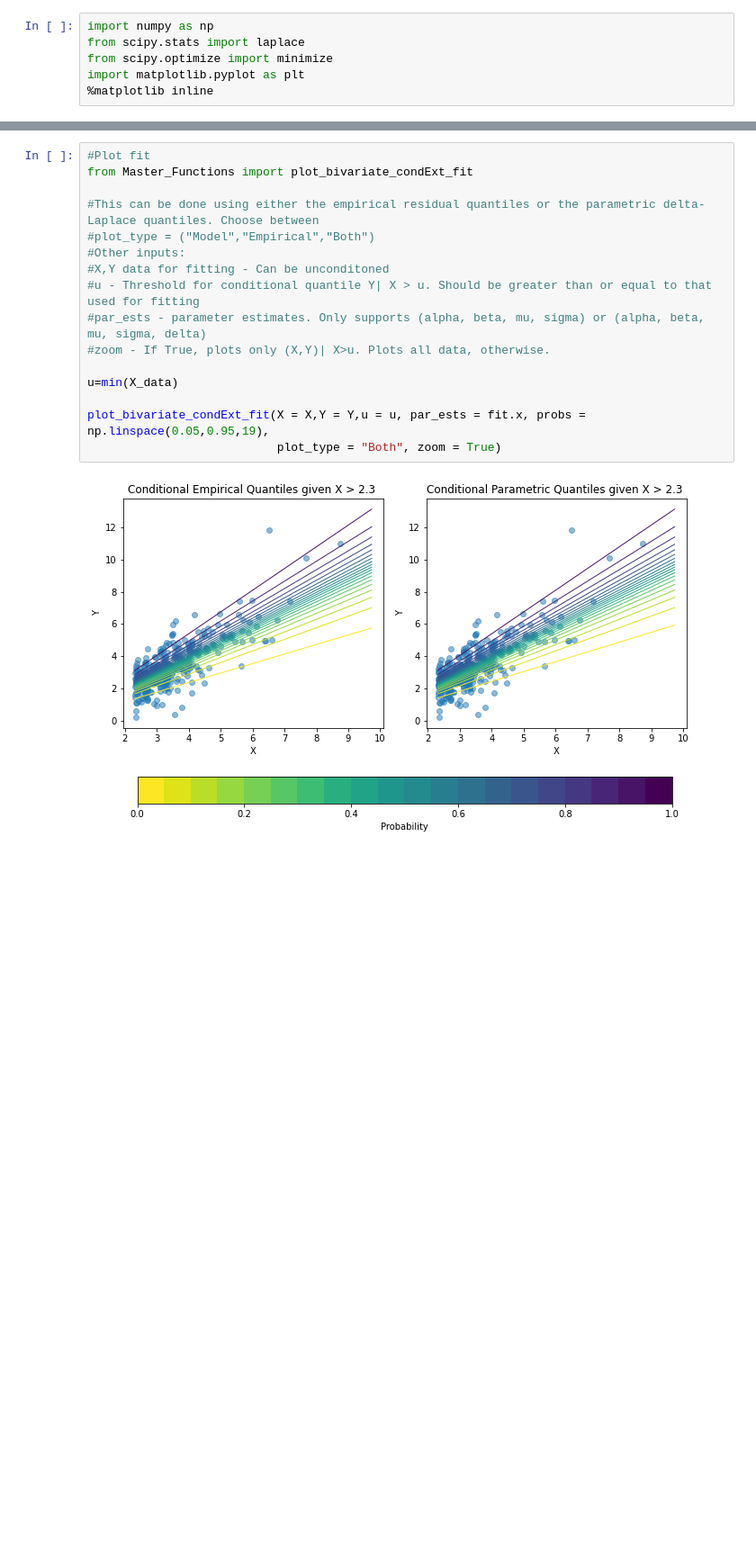
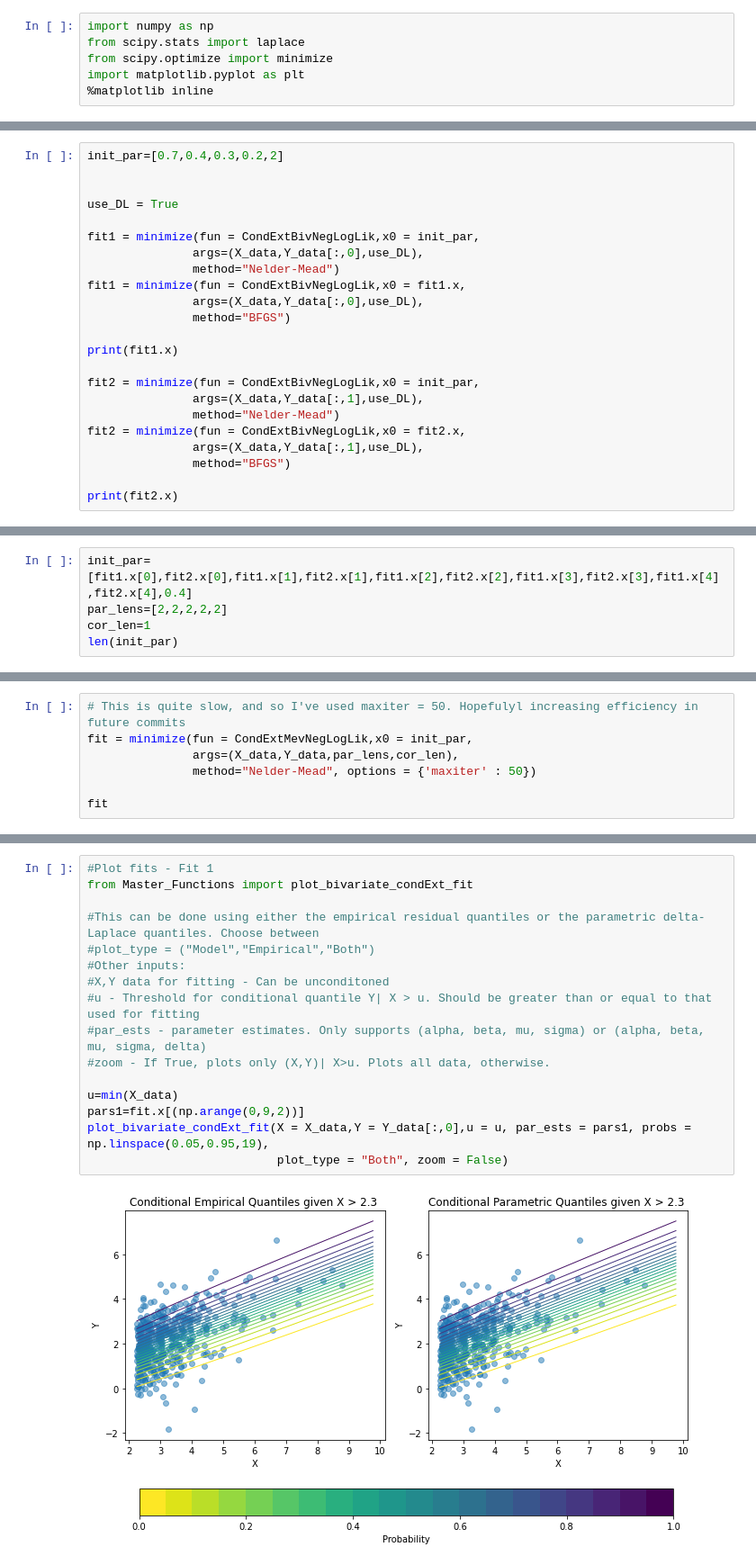
Before and after one commit to Jbrich95/CondExtremesPy, a Jupyter notebook: MultiFit.ipynb, the cells around one changed output, grey strips where cells are left out. Shown at 90% size. Cells and saved outputs as stored; diff of their text form; blank space fills up the shorter version.

```diff
--- a/MultiFit.ipynb
+++ b/MultiFit.ipynb
@@ -141,0 +70,23 @@ fit
+# %%
+init_par=[0.7,0.4,0.3,0.2,2]
+
+
+use_DL = True
+
+fit1 = minimize(fun = CondExtBivNegLogLik,x0 = init_par,
+               args=(X_data,Y_data[:,0],use_DL),
+               method="Nelder-Mead")
+fit1 = minimize(fun = CondExtBivNegLogLik,x0 = fit1.x,
+               args=(X_data,Y_data[:,0],use_DL),
+               method="BFGS")
+
+print(fit1.x)
+
+fit2 = minimize(fun = CondExtBivNegLogLik,x0 = init_par,
+               args=(X_data,Y_data[:,1],use_DL),
+               method="Nelder-Mead")
+fit2 = minimize(fun = CondExtBivNegLogLik,x0 = fit2.x,
+               args=(X_data,Y_data[:,1],use_DL),
+               method="BFGS")
+
+print(fit2.x)
@@ -141,0 +96,5 @@ fit
+# %%
+init_par=[fit1.x[0],fit2.x[0],fit1.x[1],fit2.x[1],fit1.x[2],fit2.x[2],fit1.x[3],fit2.x[3],fit1.x[4],fit2.x[4],0.4]
+par_lens=[2,2,2,2,2]
+cor_len=1
+len(init_par)
@@ -141,0 +103,7 @@ fit
+# %%
+# This is quite slow, and so I've used maxiter = 50. Hopefulyl increasing efficiency in future commits
+fit = minimize(fun = CondExtMevNegLogLik,x0 = init_par,
+               args=(X_data,Y_data,par_lens,cor_len),
+               method="Nelder-Mead", options = {'maxiter' : 50})
+
+fit
@@ -142,18 +128,18 @@ fit
 # %%
-#Plot fit
+#Plot fits - Fit 1
 from Master_Functions import plot_bivariate_condExt_fit
 
 #This can be done using either the empirical residual quantiles or the parametric delta-Laplace quantiles. Choose between
 #plot_type = ("Model","Empirical","Both")
 #Other inputs:
 #X,Y data for fitting - Can be unconditoned
 #u - Threshold for conditional quantile Y| X > u. Should be greater than or equal to that used for fitting
 #par_ests - parameter estimates. Only supports (alpha, beta, mu, sigma) or (alpha, beta, mu, sigma, delta)
 #zoom - If True, plots only (X,Y)| X>u. Plots all data, otherwise.
 
 u=min(X_data)
-
-plot_bivariate_condExt_fit(X = X,Y = Y,u = u, par_ests = fit.x, probs = np.linspace(0.05,0.95,19),
-                           plot_type = "Both", zoom = True)
+pars1=fit.x[(np.arange(0,9,2))]
+plot_bivariate_condExt_fit(X = X_data,Y = Y_data[:,0],u = u, par_ests = pars1, probs = np.linspace(0.05,0.95,19),
+                           plot_type = "Both", zoom = False)
 # %% [output]
-[figure, old version]
+[figure, new version]
```
Also changed, not shown: parts of 30 cells of this notebook, 4 other files.
